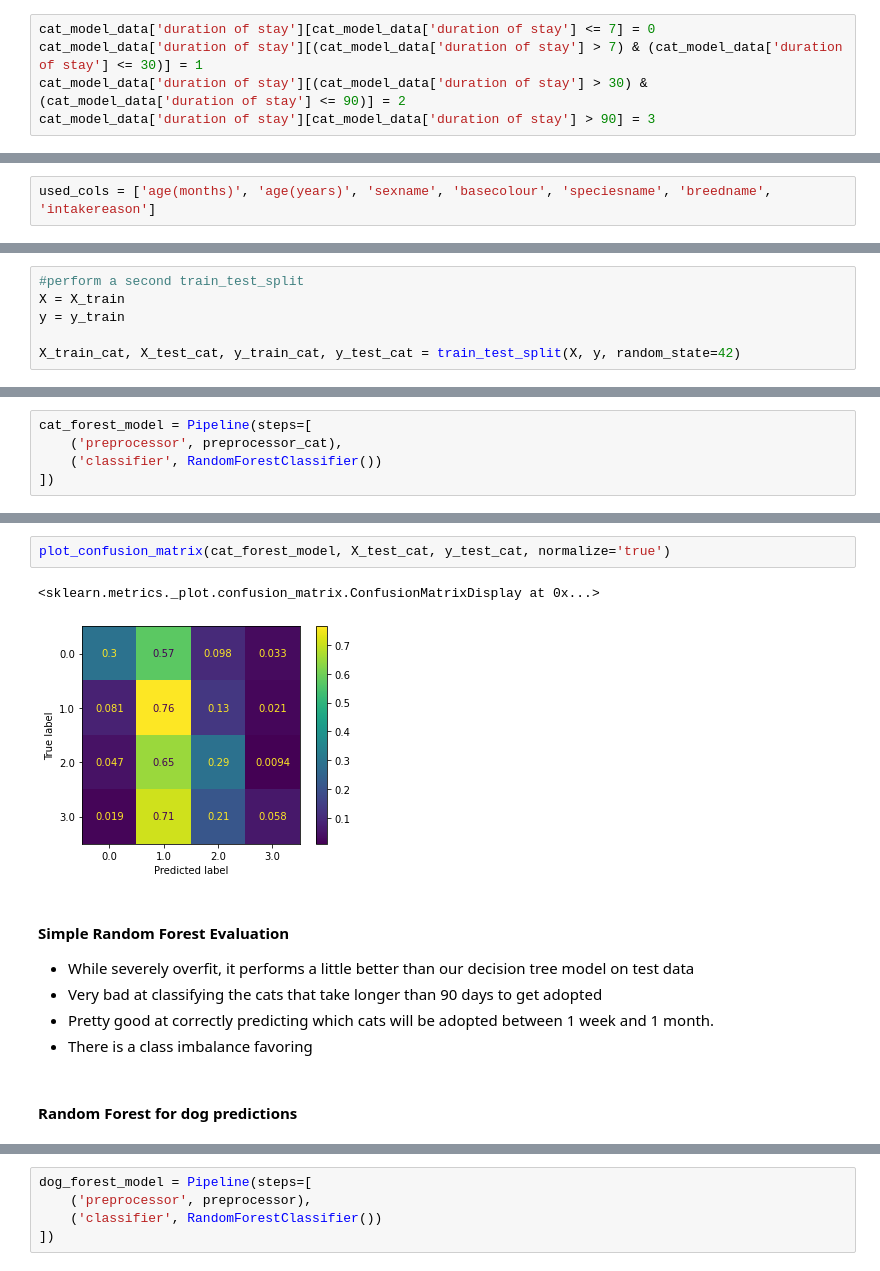
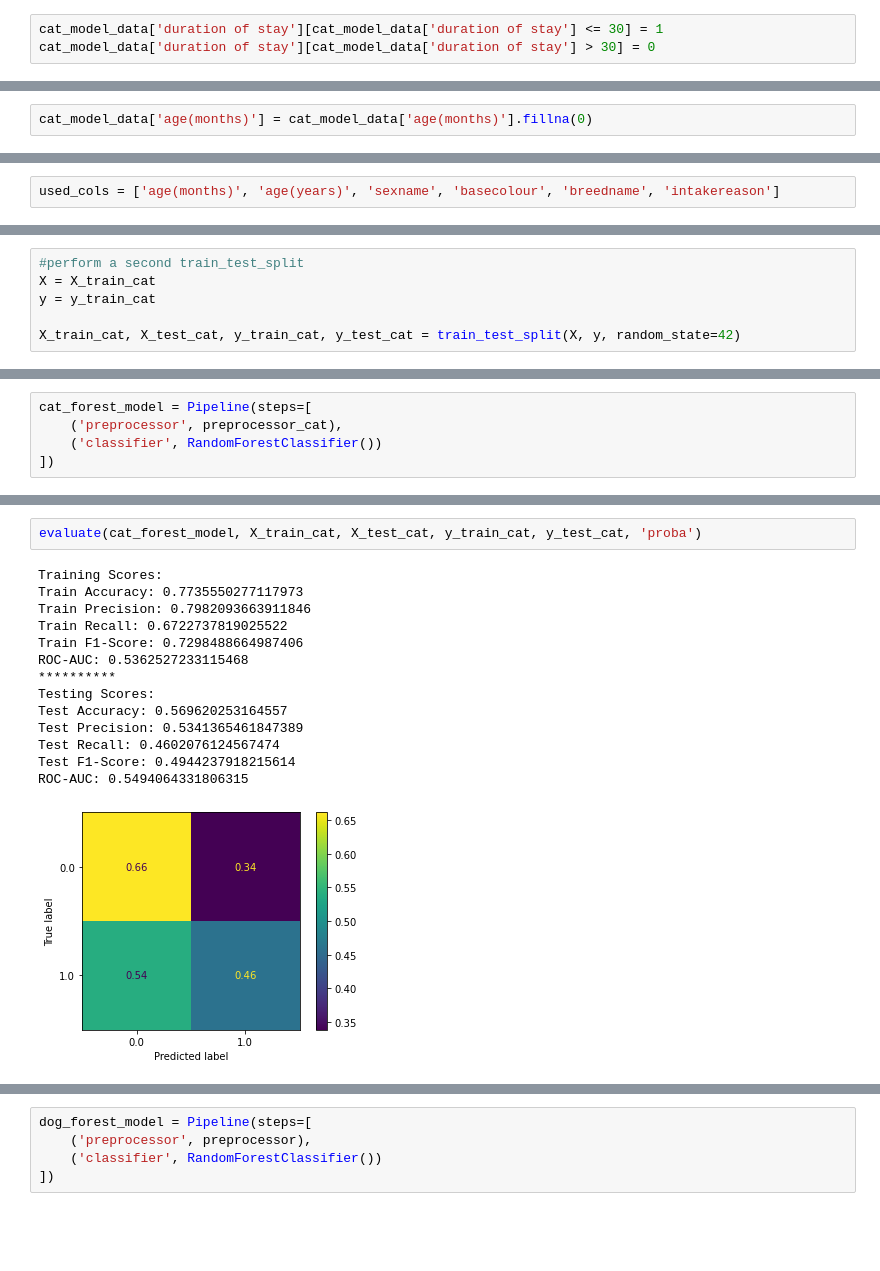
Before and after one commit to wharr1203/BloomingtonPetAdoption, a Jupyter notebook: Main Notebook.ipynb, the cells around one changed output, grey strips where cells are left out. Drawn from its saved outputs; the diff is of its cells as text; blank space fills up the shorter version.

```diff
--- a/Main Notebook.ipynb
+++ b/Main Notebook.ipynb
@@ -342,10 +363,8 @@ cat_model_data.describe()
 | 75% | 14281.000000 | 67472.000000 | 6.000000 | 3.000000 | 59.000000 |
 | max | 18663.000000 | 71663.000000 | 6.000000 | 18.000000 | 1220.000000 |
 # %%
-cat_model_data['duration of stay'][cat_model_data['duration of stay'] <= 7] = 0
-cat_model_data['duration of stay'][(cat_model_data['duration of stay'] > 7) & (cat_model_data['duration of stay'] <= 30)] = 1
-cat_model_data['duration of stay'][(cat_model_data['duration of stay'] > 30) & (cat_model_data['duration of stay'] <= 90)] = 2
-cat_model_data['duration of stay'][cat_model_data['duration of stay'] > 90] = 3
+cat_model_data['duration of stay'][cat_model_data['duration of stay'] <= 30] = 1
+cat_model_data['duration of stay'][cat_model_data['duration of stay'] > 30] = 0
 # %%
 cat_model_data['duration of stay'].value_counts()
 # %% [output]
@@ -356,4 +373,6 @@ cat_model_data['duration of stay'].value_counts()
 Name: duration of stay, dtype: int64
+# %%
+cat_model_data['age(months)'] = cat_model_data['age(months)'].fillna(0)
 # %% [markdown]
 #### Categorize the target column the same way that I did for the dog dataframe
 # %% [markdown]
@@ -370,7 +427,7 @@ Index(['Unnamed: 0', 'id', 'intakedate', 'intakereason', 'istransfer',
        'duration of stay'],
       dtype='object')
 # %%
-used_cols = ['age(months)', 'age(years)', 'sexname', 'basecolour', 'speciesname', 'breedname', 'intakereason']
+used_cols = ['age(months)', 'age(years)', 'sexname', 'basecolour', 'breedname', 'intakereason']
 # %%
 X = dog_model_data[used_cols]
 y = dog_model_data['duration of stay']
@@ -518,8 +567,8 @@ y = cat_model_data['duration of stay']
 X_train_cat, X_hold_cat, y_train_cat, y_hold_cat = train_test_split(X, y, test_size=0.15, random_state=42)
 # %%
 #perform a second train_test_split
-X = X_train
-y = y_train
+X = X_train_cat
+y = y_train_cat
 
 X_train_cat, X_test_cat, y_train_cat, y_test_cat = train_test_split(X, y, random_state=42)
 # %%
@@ -628,17 +677,19 @@ Pipeline(steps=[('preprocessor',
                                                    'age(years)'])])),
                 ('classifier', RandomForestClassifier())])
 # %%
-plot_confusion_matrix(cat_forest_model, X_test_cat, y_test_cat, normalize='true')
+evaluate(cat_forest_model, X_train_cat, X_test_cat, y_train_cat, y_test_cat, 'proba')
 # %% [output]
-<sklearn.metrics._plot.confusion_matrix.ConfusionMatrixDisplay at 0x...>
+Training Scores:
+Train Accuracy: 0.7735550277117973
+Train Precision: 0.7982093663911846
+Train Recall: 0.6722737819025522
+Train F1-Score: 0.7298488664987406
+ROC-AUC: 0.5362527233115468
+**********
+Testing Scores:
+Test Accuracy: 0.569620253164557
+Test Precision: 0.5341365461847389
+Test Recall: 0.4602076124567474
+Test F1-Score: 0.4944237918215614
+ROC-AUC: 0.5494064331806315
-[figure, old version]
+[figure, new version]
-# %% [markdown]
-#### Simple Random Forest Evaluation
-
-
-- While severely overfit, it performs a little better than our decision tree model on test data
-- Very bad at classifying the cats that take longer than 90 days to get adopted
-- Pretty good at correctly predicting which cats will be adopted between 1 week and 1 month.
-- There is a class imbalance favoring
-# %% [markdown]
-#### Random Forest for dog predictions
```
Also changed, not shown: parts of 132 cells of this notebook.
